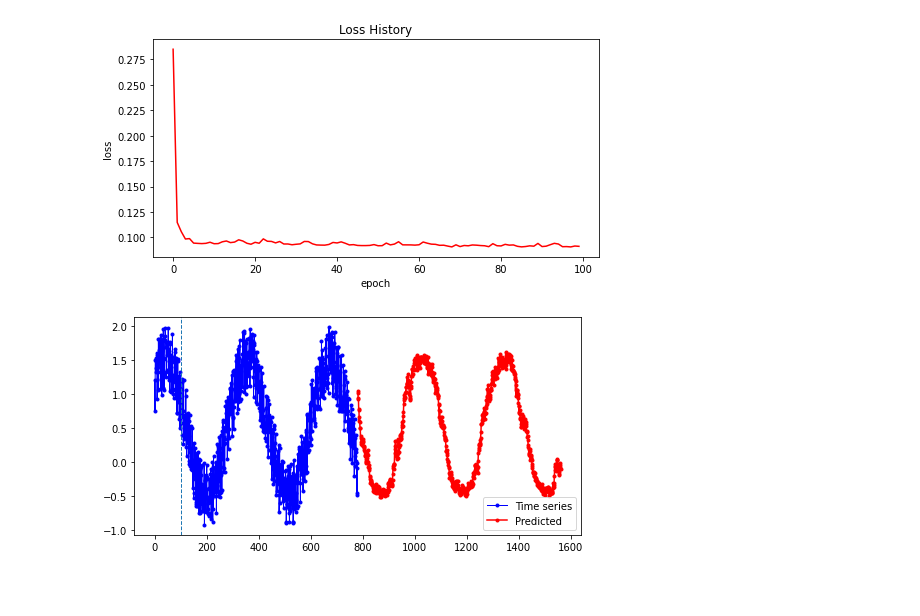
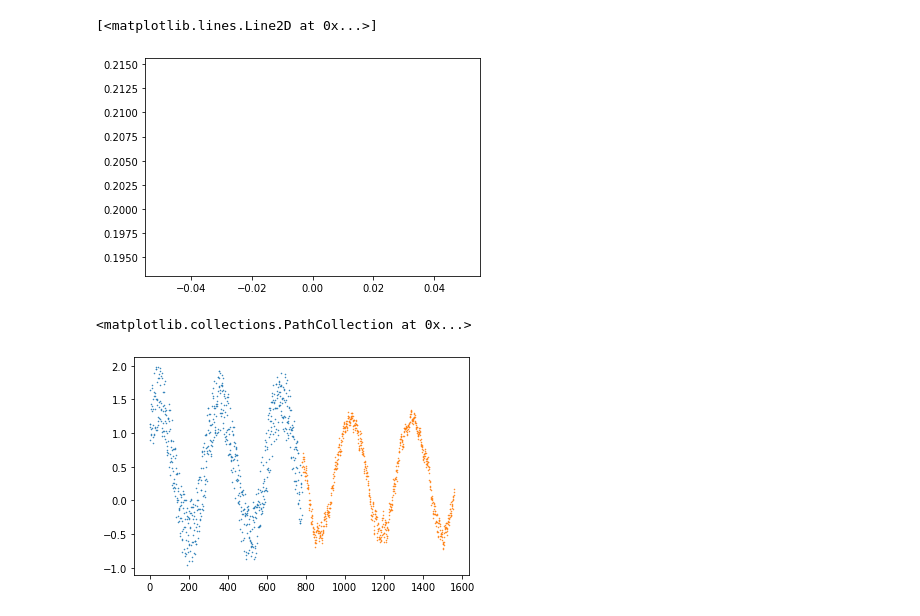
Before and after one commit to zzerross/ai, a Jupyter notebook: rnn/sin/LSTMSinReference.ipynb, the cells around one changed output. Drawn from its saved outputs; the diff is of its cells as text; code cells hidden in the pictures; blank space fills up the shorter version.

Commit message:
Reference model was refactored using predict with full test data

```diff
--- a/rnn/sin/LSTMSinReference.ipynb
+++ b/rnn/sin/LSTMSinReference.ipynb
@@ -1,3 +1,12 @@
 # %% [markdown]
 <a href="https://colab.research.google.com/github/zzerross/ai/blob/main/rnn/sin/LSTMSinReference.ipynb" target="_parent"><img src="https://colab.research.google.com/assets/colab-badge.svg" alt="Open In Colab"/></a>
+# %%
+# Refer https://m.blog.naver.com/chunjein/222131850058
+from tensorflow.keras import datasets, layers, models, optimizers
+import numpy as np
+import matplotlib as mpl
+import matplotlib.pyplot as plt
+
+mpl.rcParams['lines.markersize'] = 0.5
+mpl.rcParams['lines.linewidth'] = 0.2
 # %%
@@ -66,9 +50,20 @@ test_x, test_y = make_sequence(data[:-200:], nStep)
-# %%
-# LSTM 모델을 생성한다.
-xInput = Input(batch_shape=(None, nStep, 1))
-xLstm = LSTM(nHidden)(xInput)
-xOutput = Dense(nOutput)(xLstm)
-model = Model(xInput, xOutput)
-model.compile(loss='mse', optimizer=Adam(learning_rate=0.01))
-# 학습한다
-h = model.fit(train_x, train_y, epochs=100, batch_size=100, shuffle=True, verbose=0)
+# %%
+def make_reference_model():
+  xInput = layers.Input(batch_shape=(None, timesteps, 1))
+  xLstm = layers.LSTM(hidden_units)(xInput)
+  xOutput = layers.Dense(nOutput)(xLstm)
+  model = models.Model(xInput, xOutput)
+  model.compile(loss='mse', optimizer=optimizers.Adam(learning_rate=0.01))
+  model.summary()
+  return model
+
+def make_model():
+  model = models.Sequential()
+  model.add(layers.Input(batch_shape=(None, timesteps, input_dim)))
+  model.add(layers.LSTM(hidden_units))
+  model.add(layers.Dense(1))
+  model.compile(optimizers.Adam(0.01), loss='mse')
+  model.summary()
+  return model
+# model = make_reference_model()
+model = make_model()
@@ -74,0 +84,4 @@ h = model.fit(train_x, train_y, epochs=100, batch_size=100, shuffle=True, verbos
+# %%
+history = model.fit(train_x, train_y) # epochs=100, batch_size=100, shuffle=True, verbose=0)
+plt.plot(history.history['loss'])
+# %% [output]
@@ -75,22 +89,10 @@ h = model.fit(train_x, train_y, epochs=100, batch_size=100, shuffle=True, verbos
+[<matplotlib.lines.Line2D at 0x...>]
+[figure, added]
 # %%
 predicted_y = model.predict(test_x)
-# %%
-# Loss history를 그린다
-plt.figure(figsize=(8, 4))
-plt.plot(h.history['loss'], color='red')
-plt.title("Loss History")
-plt.xlabel("epoch")
-plt.ylabel("loss")
-plt.show()
-# 원 시계열과 예측된 시계열을 그린다
-ax1 = np.arange(1, len(lastData) + 1)
-ax2 = np.arange(len(lastData), len(lastData) + len(predicted_y))
-plt.figure(figsize=(8, 4))
-plt.plot(np.arange(len(train_y)), train_y, 'b-o', color='blue', markersize=3, label='Time series', linewidth=1)
-plt.plot(np.arange(len(train_y), len(train_y) + len(predicted_y)), predicted_y, 'b-o', color='red', markersize=3, label='Predicted')
-plt.axvline(x=ax1[-1],  linestyle='dashed', linewidth=1)
-plt.legend()
-plt.show()
-# %% [output]
-[figure, removed]
-[figure, removed]
+# %%
+plt.scatter(np.arange(len(train_y)), train_y)
+plt.scatter(np.arange(len(train_y), len(train_y) + len(predicted_y)), predicted_y)
+# %% [output]
+<matplotlib.collections.PathCollection at 0x...>
+[figure, added]
```
Also changed, not shown: parts of 3 cells of this notebook.
